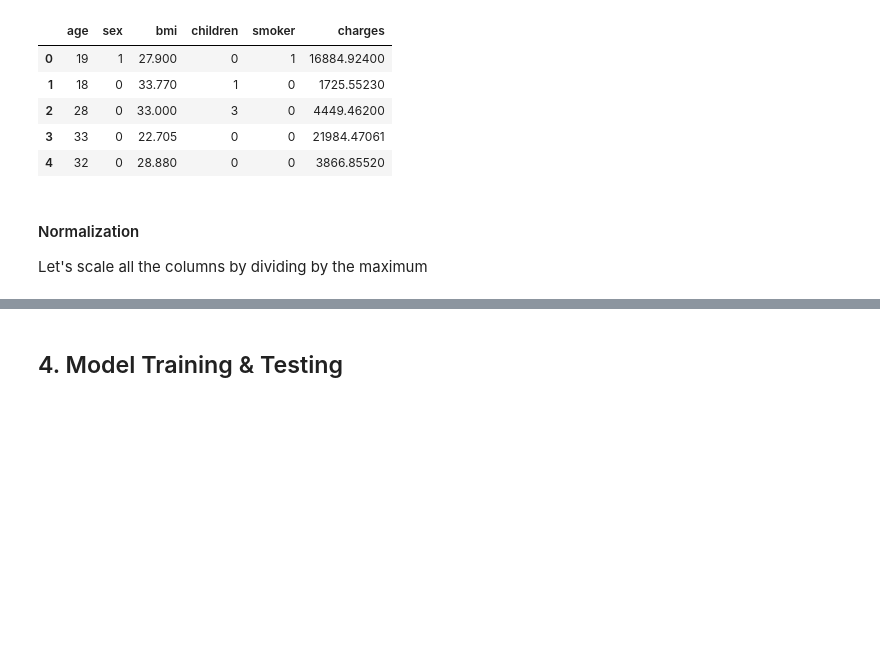
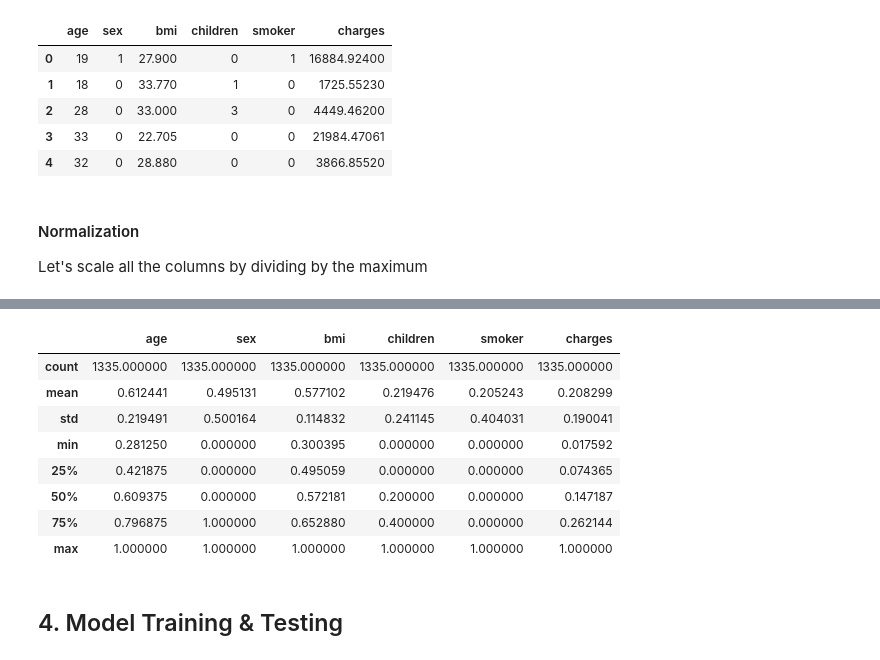
Before and after one commit to Rsaz88/Medical-Cost-Prediction-, a Jupyter notebook: Raghad_Copy_of_Medical_Cost_Prediction_FutureSkills.ipynb, the cells around one changed output, grey strips where cells are left out. Saved outputs shown, nothing was run; the diff lists cells and outputs as text; code cells hidden in the pictures; blank space fills up the shorter version.

```diff
--- a/Raghad_Copy_of_Medical_Cost_Prediction_FutureSkills.ipynb
+++ b/Raghad_Copy_of_Medical_Cost_Prediction_FutureSkills.ipynb
@@ -390,5 +390,5 @@ See the caveats in the documentation: https://pandas.pydata.org/pandas-docs/stab
 Let's scale all the columns by dividing by the maximum
 # %%
 # get the max of each column
-data_max = _____
+data_max = data.max()
 data_max
@@ -395,7 +403,17 @@ data_max
 # %%
 # divide each column by its maximum value
-data = data.____
+data = data.divide(data_max)
 data.describe()
+# %% [output]
+|  | age | sex | bmi | children | smoker | charges |
+| count | 1335.000000 | 1335.000000 | 1335.000000 | 1335.000000 | 1335.000000 | 1335.000000 |
+| mean | 0.612441 | 0.495131 | 0.577102 | 0.219476 | 0.205243 | 0.208299 |
+| std | 0.219491 | 0.500164 | 0.114832 | 0.241145 | 0.404031 | 0.190041 |
+| min | 0.281250 | 0.000000 | 0.300395 | 0.000000 | 0.000000 | 0.017592 |
+| 25% | 0.421875 | 0.000000 | 0.495059 | 0.000000 | 0.000000 | 0.074365 |
+| 50% | 0.609375 | 0.000000 | 0.572181 | 0.200000 | 0.000000 | 0.147187 |
+| 75% | 0.796875 | 1.000000 | 0.652880 | 0.400000 | 0.000000 | 0.262144 |
+| max | 1.000000 | 1.000000 | 1.000000 | 1.000000 | 1.000000 | 1.000000 |
 # %% [markdown]
 ## 4. Model Training & Testing
 # %% [markdown]
```
Also changed, not shown: parts of 5 cells of this notebook.
